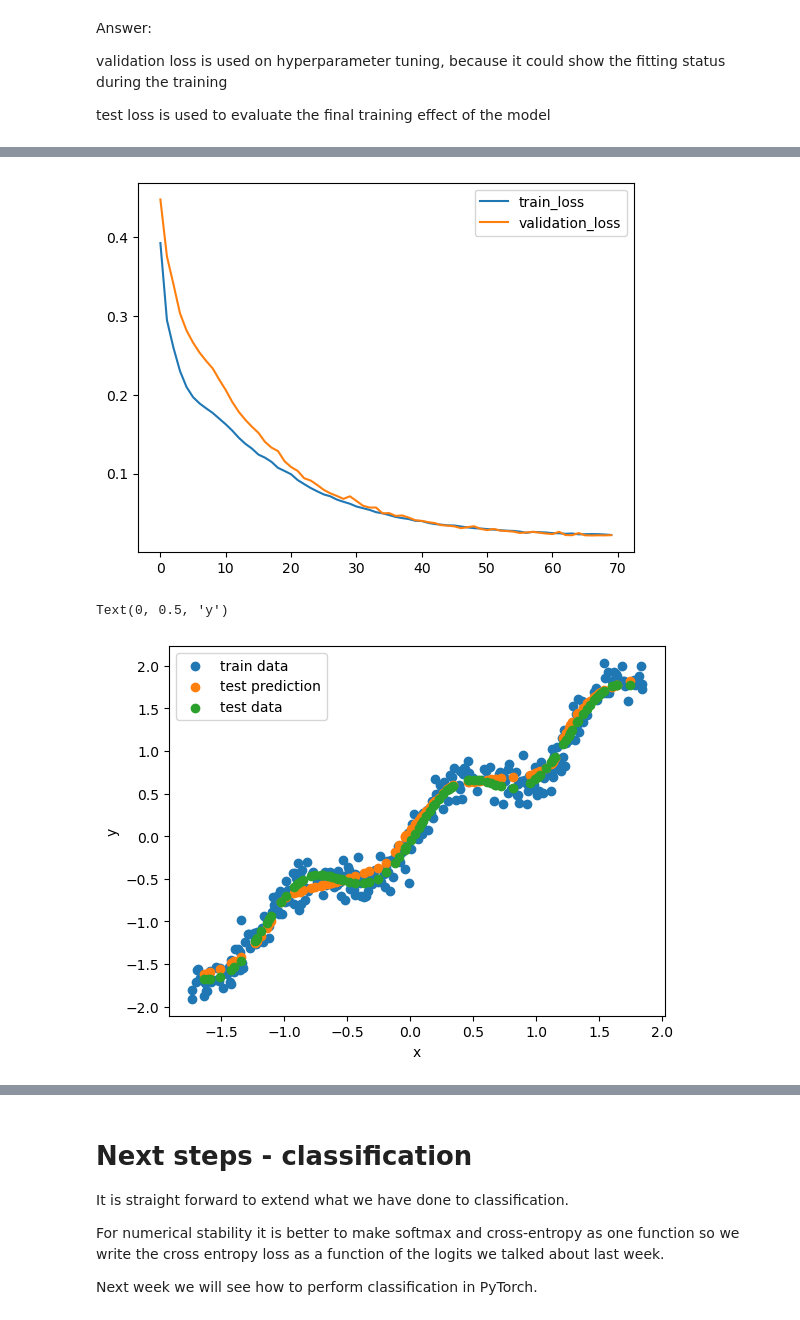
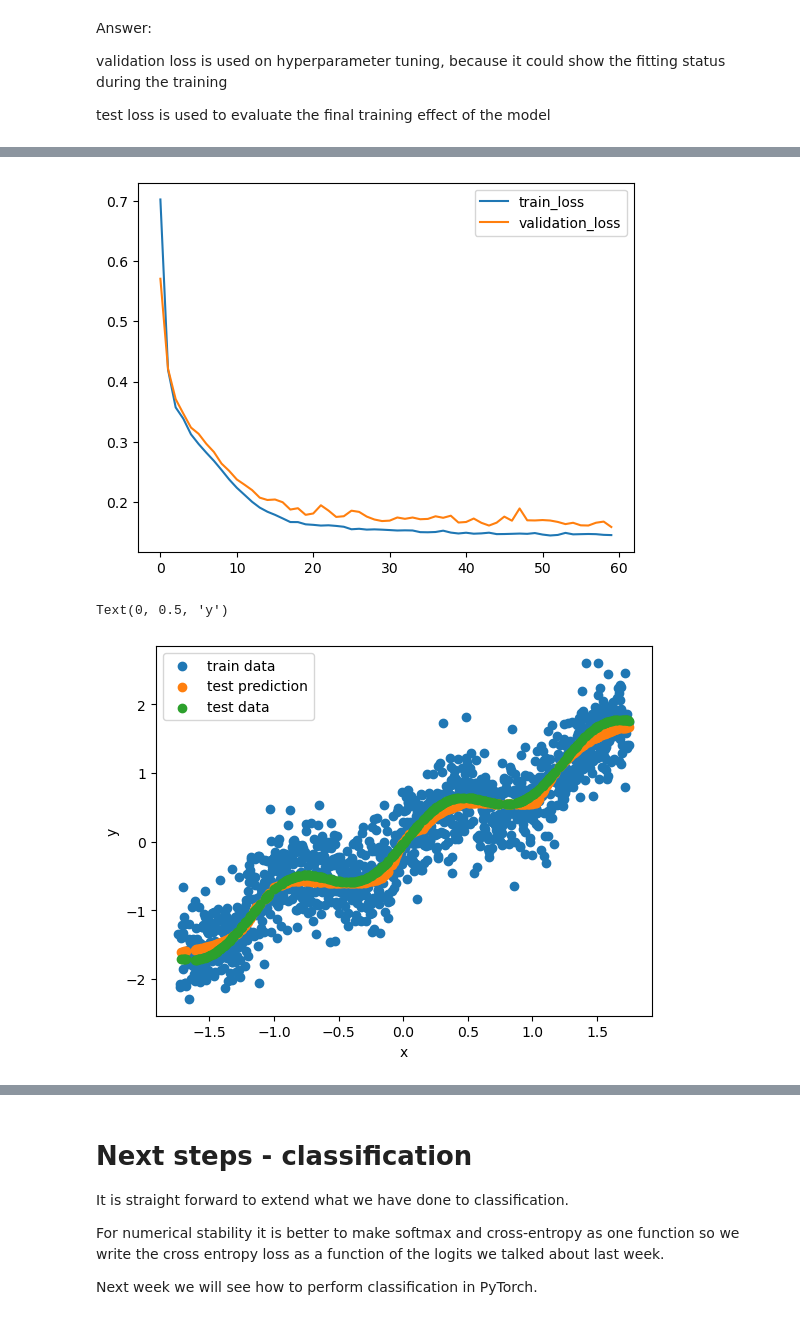
Before and after one commit to ChuhanZhou/02456-deep-learning-with-PyTorch, a Jupyter notebook: 2_Feedforward_Python/2.1-EXE-FNN-AutoDif-Nanograd.ipynb, the cells around one changed output, grey strips where cells are left out. Drawn from its saved outputs; the diff is of its cells as text; code cells hidden in the pictures.

```diff
--- a/2_Feedforward_Python/2.1-EXE-FNN-AutoDif-Nanograd.ipynb
+++ b/2_Feedforward_Python/2.1-EXE-FNN-AutoDif-Nanograd.ipynb
@@ -1098,8 +1098,8 @@ def data_generator(noise=0.1, n_samples=300, D1=True):
 
     return x_train, y_train,  x_validation, y_validation, x_test, y_test
 # %%
-x_train, y_train,  x_validation, y_validation, x_test, y_test = data_generator(noise=0.25,n_samples=500, D1=True)
-_, _,  _, _, x_test, y_test = data_generator(noise=0.0,n_samples=500, D1=True)
+x_train, y_train,  x_validation, y_validation, x_test, y_test = data_generator(noise=0.75,n_samples=2000, D1=True)
+_, _,  _, _, x_test, y_test = data_generator(noise=0.0,n_samples=2000, D1=True)
 train_num = len(x_train)
 batch_size = 10
 
@@ -1337,8 +1346,8 @@ Text(0, 0.5, 'y')
 # %%
 print("right fitting")
-lr = [[1,2e-3]]
+lr = [[1,1e-3]]
 print("lr: {} | batch_size: {}".format(lr,batch_size))
-output_test,NN_right_fitting,_ = fitting_test(70,lr,train_batch_set,validation_data,x_test)
+output_test,NN_right_fitting,_ = fitting_test(60,lr,train_batch_set,validation_data,x_test)
 plt.scatter(x_train, y_train, label="train data")
 plt.scatter(x_test, output_test, label="test prediction")
 plt.scatter(x_test, y_test, label="test data")
@@ -1362,6 +1371,6 @@ lr: [[1, 0.002]] | batch_size: 10
-[figure, old version]
+[figure, new version]
 Text(0, 0.5, 'y')
-[figure, old version]
+[figure, new version]
 # %%
 print("overfitting")
 lr = [[1,1e-2]]
```
Also changed, not shown: parts of 12 cells of this notebook.
